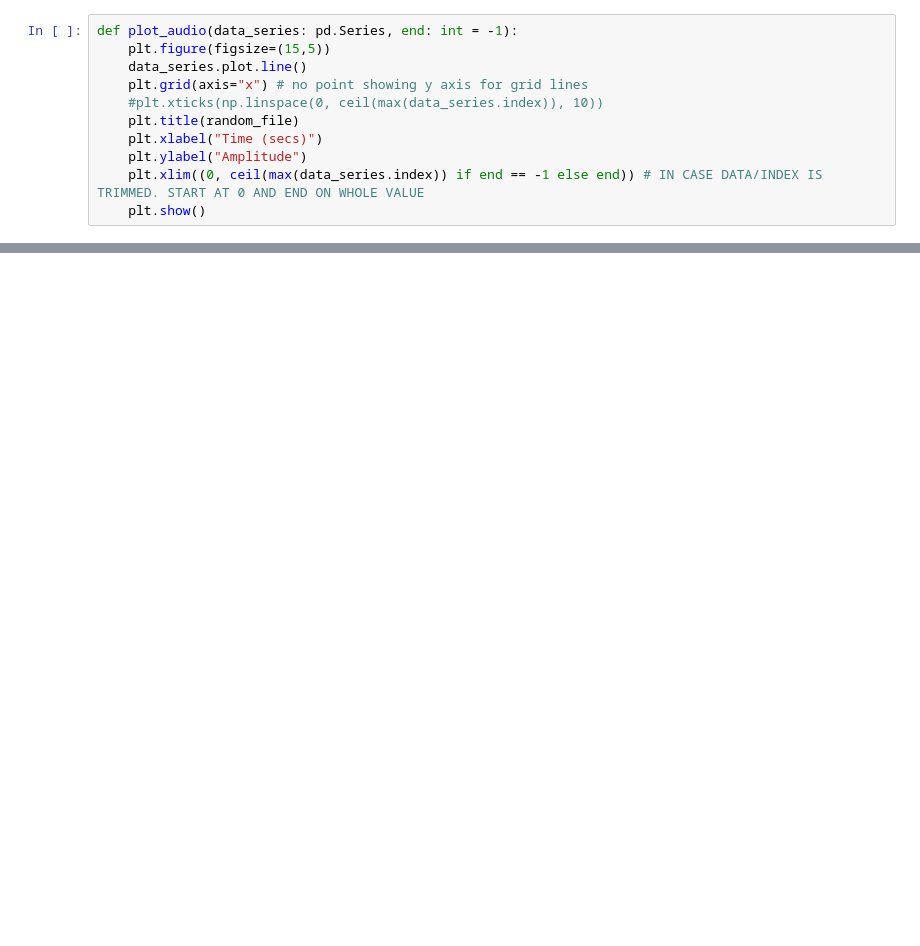
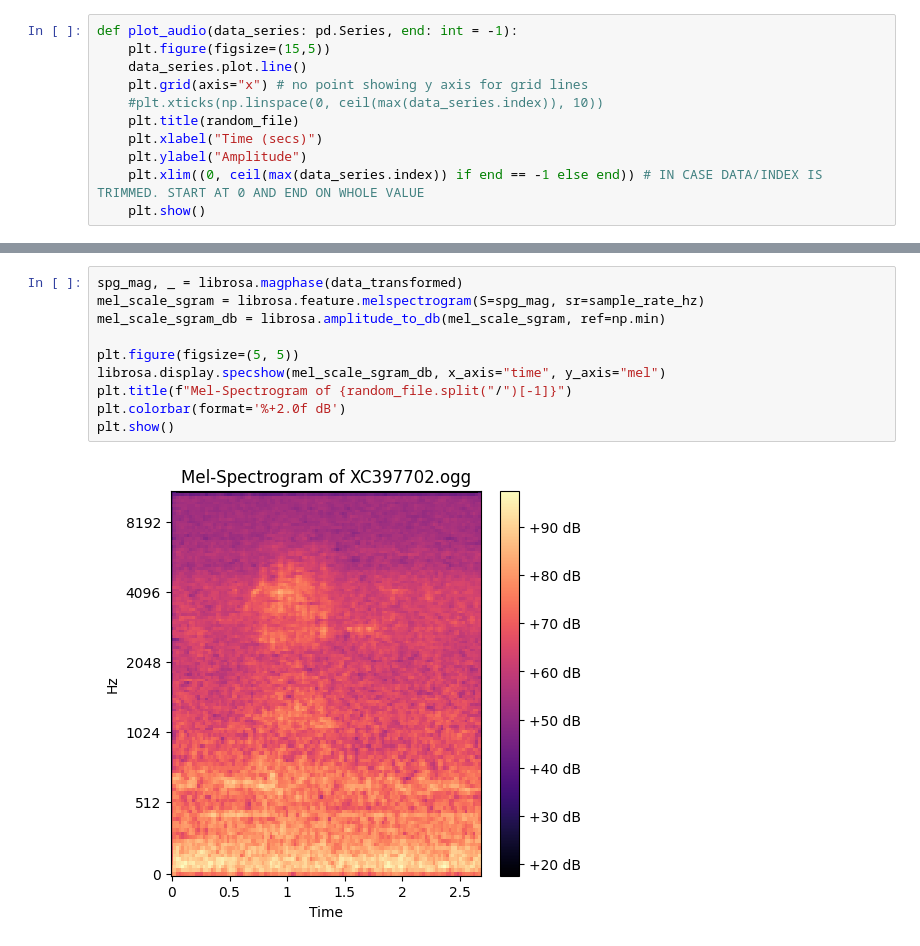
Before and after one commit to spearmintage/final-project, a Jupyter notebook: code/audio_processing_test.ipynb, the cells around one changed output, grey strips where cells are left out. Cells and saved outputs as stored; diff of their text form; blank space fills up the shorter version.

```diff
--- a/code/audio_processing_test.ipynb
+++ b/code/audio_processing_test.ipynb
@@ -111,0 +125,12 @@ plt.show()
+# %%
+spg_mag, _ = librosa.magphase(data_transformed)
+mel_scale_sgram = librosa.feature.melspectrogram(S=spg_mag, sr=sample_rate_hz)
+mel_scale_sgram_db = librosa.amplitude_to_db(mel_scale_sgram, ref=np.min)
+
+plt.figure(figsize=(5, 5))
+librosa.display.specshow(mel_scale_sgram_db, x_axis="time", y_axis="mel")
+plt.title(f"Mel-Spectrogram of {random_file.split("/")[-1]}")
+plt.colorbar(format='%+2.0f dB')
+plt.show()
+# %% [output]
+[figure, added]
```
Also changed, not shown: parts of 10 cells of this notebook, 3 other files.
